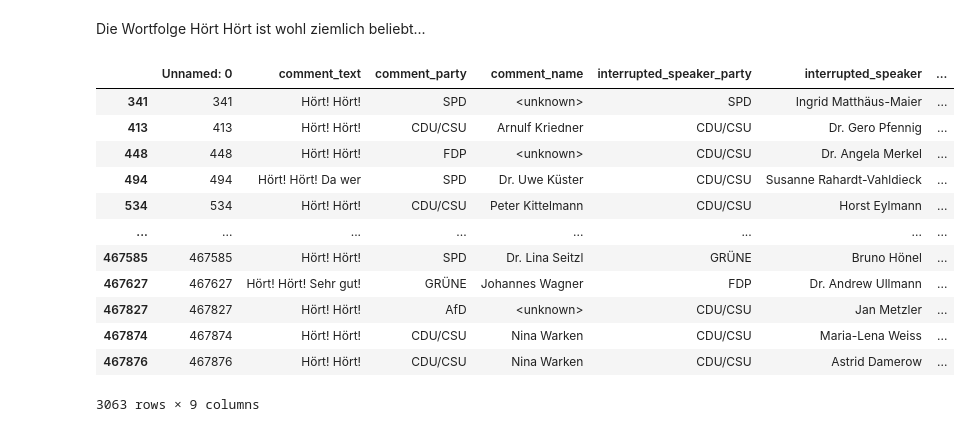
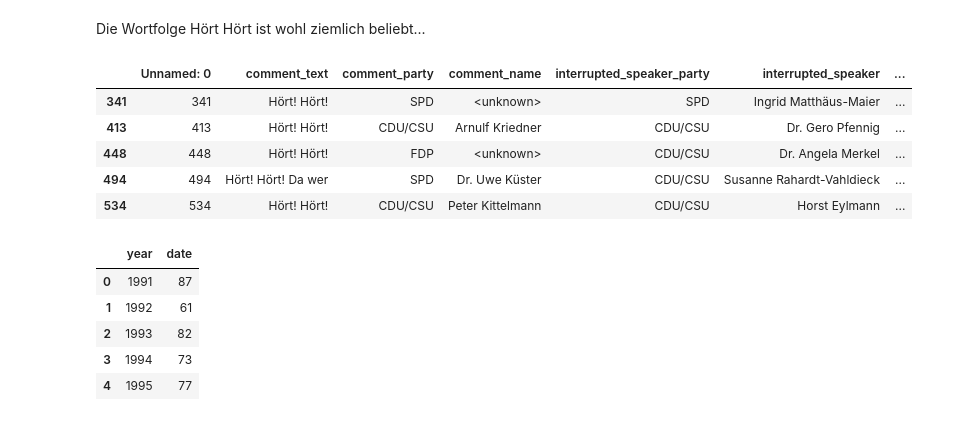
Before and after one commit to stellamoR/bundestag_zwischenrufe, a Jupyter notebook: 04_2_stats_interruptions_words.ipynb, the cells around one changed output. Drawn from its saved outputs; the diff is of its cells as text; code cells hidden in the pictures.

```diff
--- a/04_2_stats_interruptions_words.ipynb
+++ b/04_2_stats_interruptions_words.ipynb
@@ -1,11 +1,15 @@
 # %%
 import pandas as pd
 from collections import Counter
+import nltk
 from nltk.util import ngrams
 from nltk.tokenize import word_tokenize
+
 import matplotlib.pyplot as plt
-from wordcloud import WordCloud, STOPWORDS
+from wordcloud import WordCloud
 import re
+import seaborn as sns
+pd.set_option('chained_assignment',None)
 # %%
 parties = ['CDU/CSU', 'SPD','GRÜNE', 'FDP', 'AfD', 'DIE LINKE', 'fraktionslos']
 # %%
@@ -113,19 +199,23 @@ plt.imshow(wordcloud)
 # %% [markdown]
 Die Wortfolge Hört Hört ist wohl ziemlich beliebt...
 # %%
-df_hoert_hoert = df_interruptions[df_interruptions['comment_text'].apply(lambda x: bool(re.search('hört!? hört!?', x, flags= re.UNICODE|re.IGNORECASE)))]
-df_hoert_hoert
+df_hoert_hoert = df_interruptions[df_interruptions['comment_text'].apply(lambda x: bool(re.search('hört.* hört.*', x, flags= re.UNICODE|re.IGNORECASE)))]
+df_hoert_hoert.head(5)
 # %% [output]
 |  | Unnamed: 0 | comment_text | comment_party | comment_name | interrupted_speaker_party | interrupted_speaker | ... |
 | 341 | 341 | Hört! Hört! | SPD | <unknown> | SPD | Ingrid Matthäus-Maier | ... |
 | 413 | 413 | Hört! Hört! | CDU/CSU | Arnulf Kriedner | CDU/CSU | Dr. Gero Pfennig | ... |
 | 448 | 448 | Hört! Hört! | FDP | <unknown> | CDU/CSU | Dr. Angela Merkel | ... |
 | 494 | 494 | Hört! Hört! Da wer | SPD | Dr. Uwe Küster | CDU/CSU | Susanne Rahardt-Vahldieck | ... |
 | 534 | 534 | Hört! Hört! | CDU/CSU | Peter Kittelmann | CDU/CSU | Horst Eylmann | ... |
-| ... | ... | ... | ... | ... | ... | ... | ... |
-| 467585 | 467585 | Hört! Hört! | SPD | Dr. Lina Seitzl | GRÜNE | Bruno Hönel | ... |
-| 467627 | 467627 | Hört! Hört! Sehr gut! | GRÜNE | Johannes Wagner | FDP | Dr. Andrew Ullmann | ... |
-| 467827 | 467827 | Hört! Hört! | AfD | <unknown> | CDU/CSU | Jan Metzler | ... |
-| 467874 | 467874 | Hört! Hört! | CDU/CSU | Nina Warken | CDU/CSU | Maria-Lena Weiss | ... |
-| 467876 | 467876 | Hört! Hört! | CDU/CSU | Nina Warken | CDU/CSU | Astrid Damerow | ... |
-3063 rows × 9 columns
+# %%
+df_hoert_hoert.loc[:,'year'] = df_hoert_hoert['date'].apply(lambda x: x[:4])
+df_hoert_hoert = df_hoert_hoert.groupby('year').count()['date'].reset_index()
+df_hoert_hoert.head(5)
+# %% [output]
+|  | year | date |
+| 0 | 1991 | 87 |
+| 1 | 1992 | 61 |
+| 2 | 1993 | 82 |
+| 3 | 1994 | 73 |
+| 4 | 1995 | 77 |
```
Also changed, not shown: parts of 17 cells of this notebook.
